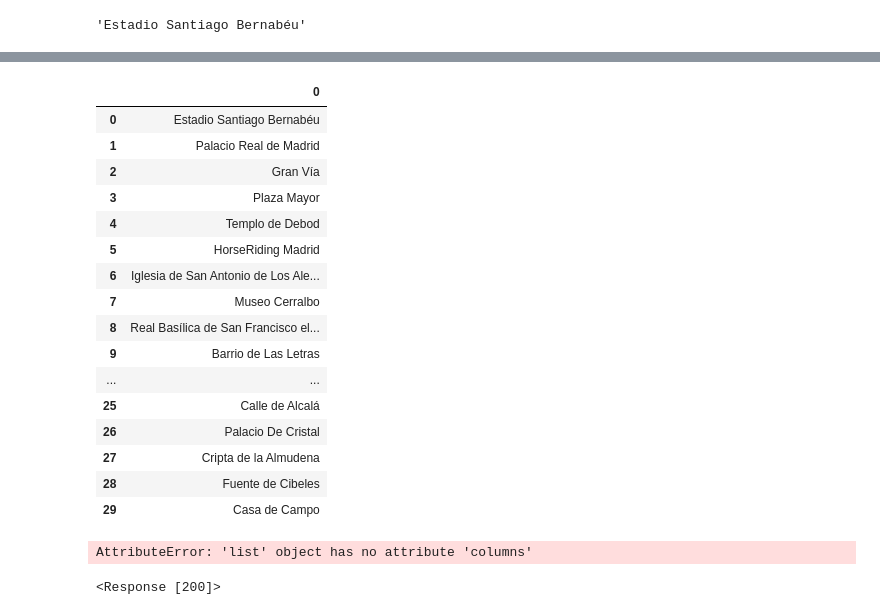
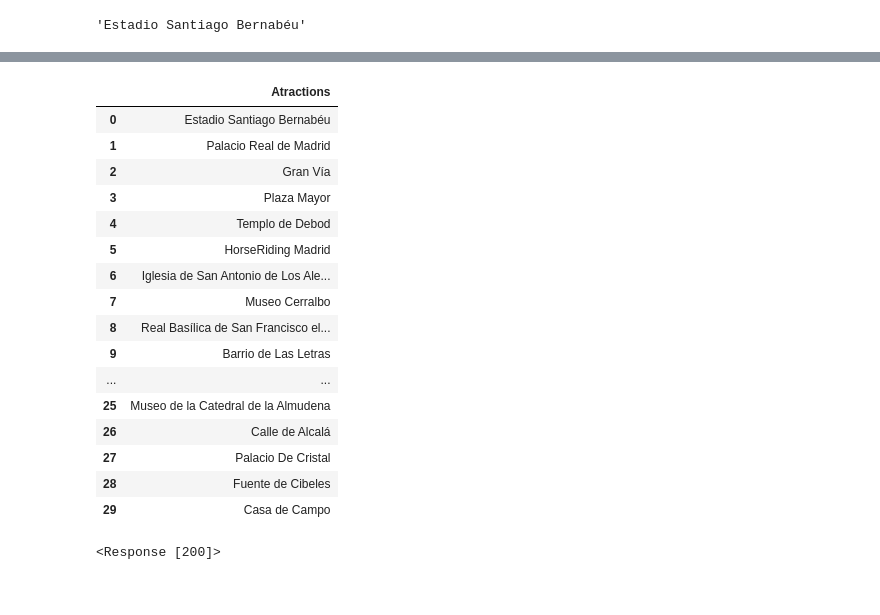
Before and after one commit to XabierArrieta/Pipelines-Project, a Jupyter notebook: cleaning.ipynb, the cells around one changed output, grey strips where cells are left out. Saved outputs shown, nothing was run; the diff lists cells and outputs as text; code cells hidden in the pictures.

```diff
--- a/cleaning.ipynb
+++ b/cleaning.ipynb
@@ -260,10 +278,10 @@ att
  'Fuente de Cibeles',
  'Casa de Campo']
 # %%
-df = pd.DataFrame(att)
-df
+att = pd.DataFrame(att, columns=['Atractions'])
+att
 # %% [output]
-|  | 0 |
+|  | Atractions |
 | 0 | Estadio Santiago Bernabéu |
 | 1 | Palacio Real de Madrid |
 | 2 | Gran Vía |
@@ -275,16 +293,11 @@ df
 | 8 | Real Basílica de San Francisco el... |
 | 9 | Barrio de Las Letras |
 | ... | ... |
-| 25 | Calle de Alcalá |
-| 26 | Palacio De Cristal |
-| 27 | Cripta de la Almudena |
+| 25 | Museo de la Catedral de la Almudena |
+| 26 | Calle de Alcalá |
+| 27 | Palacio De Cristal |
 | 28 | Fuente de Cibeles |
 | 29 | Casa de Campo |
-# %%
-att.columns = ["attractions"]
-att
-# %% [output]
-AttributeError: 'list' object has no attribute 'columns'
 # %%
 url2 = 'https://www.esmadrid.com/opendata/turismo_v1_es.xml'
 # %%
```
Also changed, not shown: parts of 31 cells of this notebook, 6 other files.
